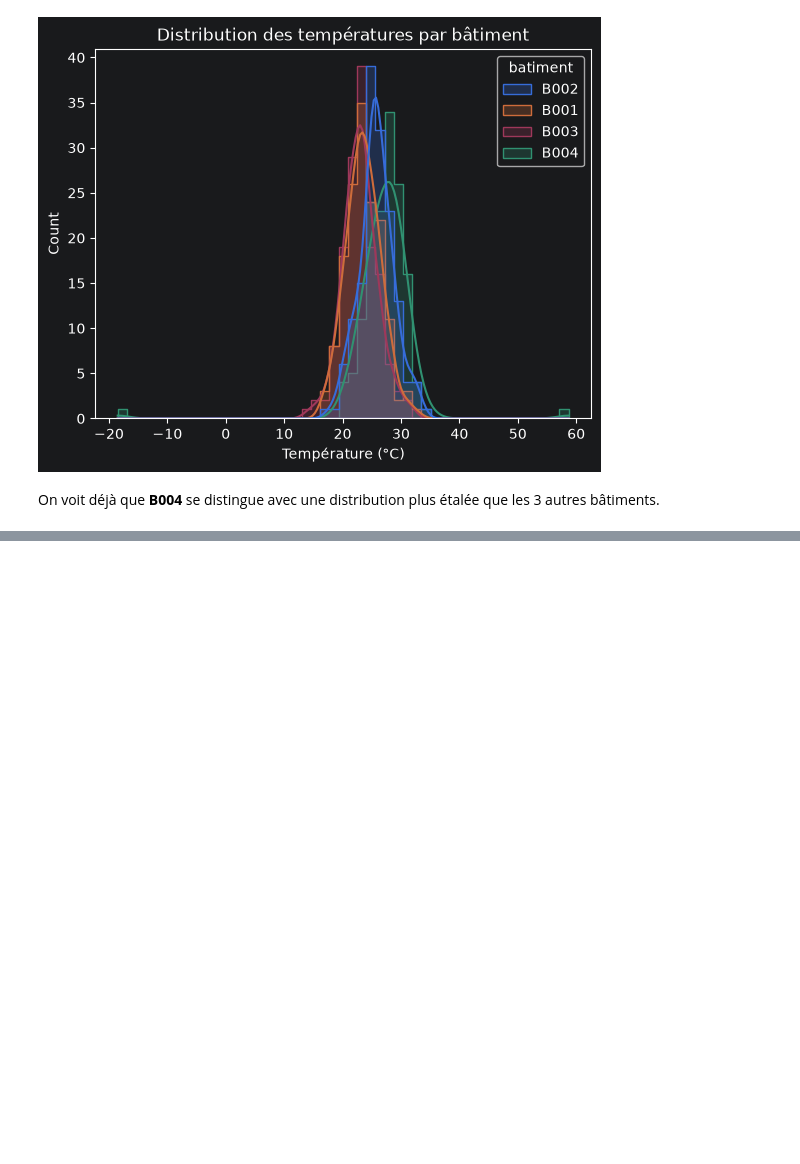
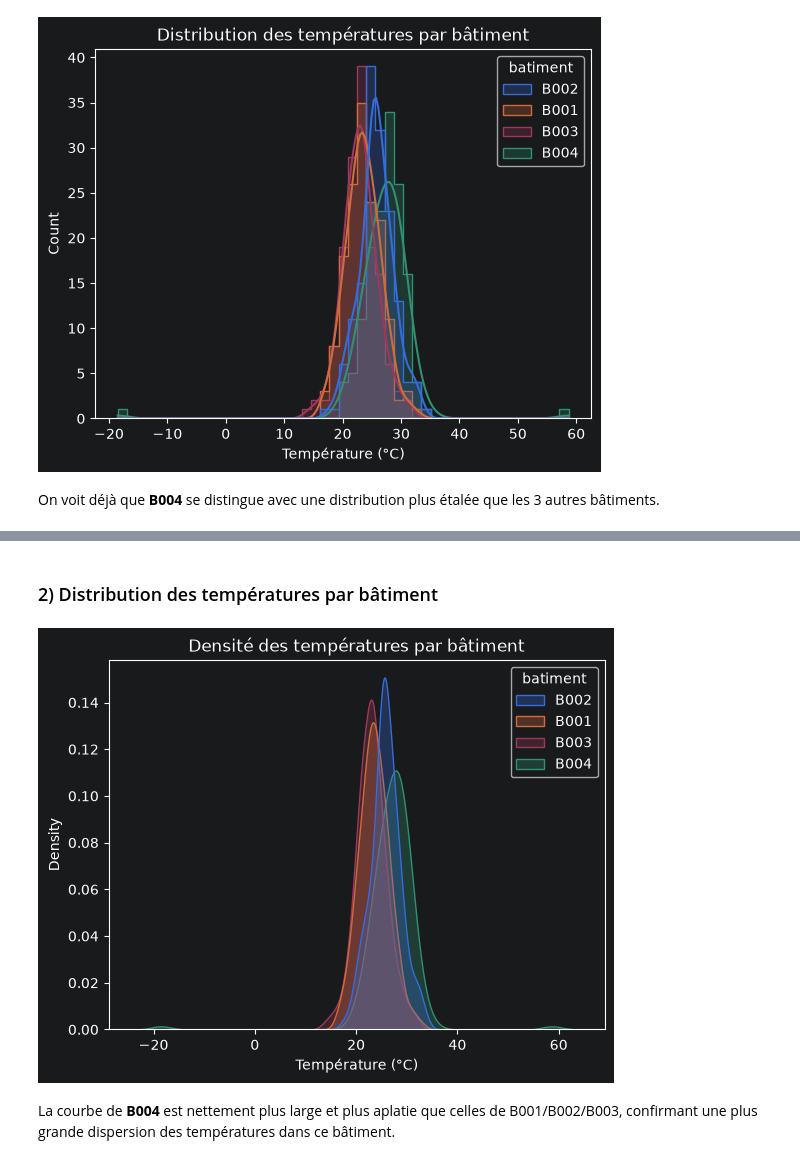
Before and after one commit to Abdouaziz2/atelier_seaborn_iot, a Jupyter notebook: notebooks/atelier_seaborn_iot.ipynb, the cells around one changed output, grey strips where cells are left out. Drawn from its saved outputs; the diff is of its cells as text; code cells hidden in the pictures; blank space fills up the shorter version.

```diff
--- a/notebooks/atelier_seaborn_iot.ipynb
+++ b/notebooks/atelier_seaborn_iot.ipynb
@@ -181,0 +198,16 @@ On voit déjà que **B004** se distingue avec une distribution plus étalée que
+# %% [markdown]
+### 2) Distribution des températures par bâtiment
+# %%
+# hue="batiment"      -> une courbe par bâtiment
+# common_norm=False    -> chaque courbe est normalisée indépendamment (sinon les bâtiments
+#                         avec plus de mesures écraseraient visuellement les autres)
+# alpha=0.3            -> transparence, pour bien voir les courbes qui se superposent
+sns.kdeplot(data=df, x="temperature", hue="batiment", fill=True, common_norm=False, alpha=0.3)
+plt.title("Densité des températures par bâtiment")
+plt.xlabel("Température (°C)")
+plt.show()
+# %% [output]
+[figure, added]
+# %% [markdown]
+La courbe de **B004** est nettement plus large et plus aplatie que celles de B001/B002/B003,
+confirmant une plus grande dispersion des températures dans ce bâtiment.
```
Also changed, not shown: parts of 3 cells of this notebook.
